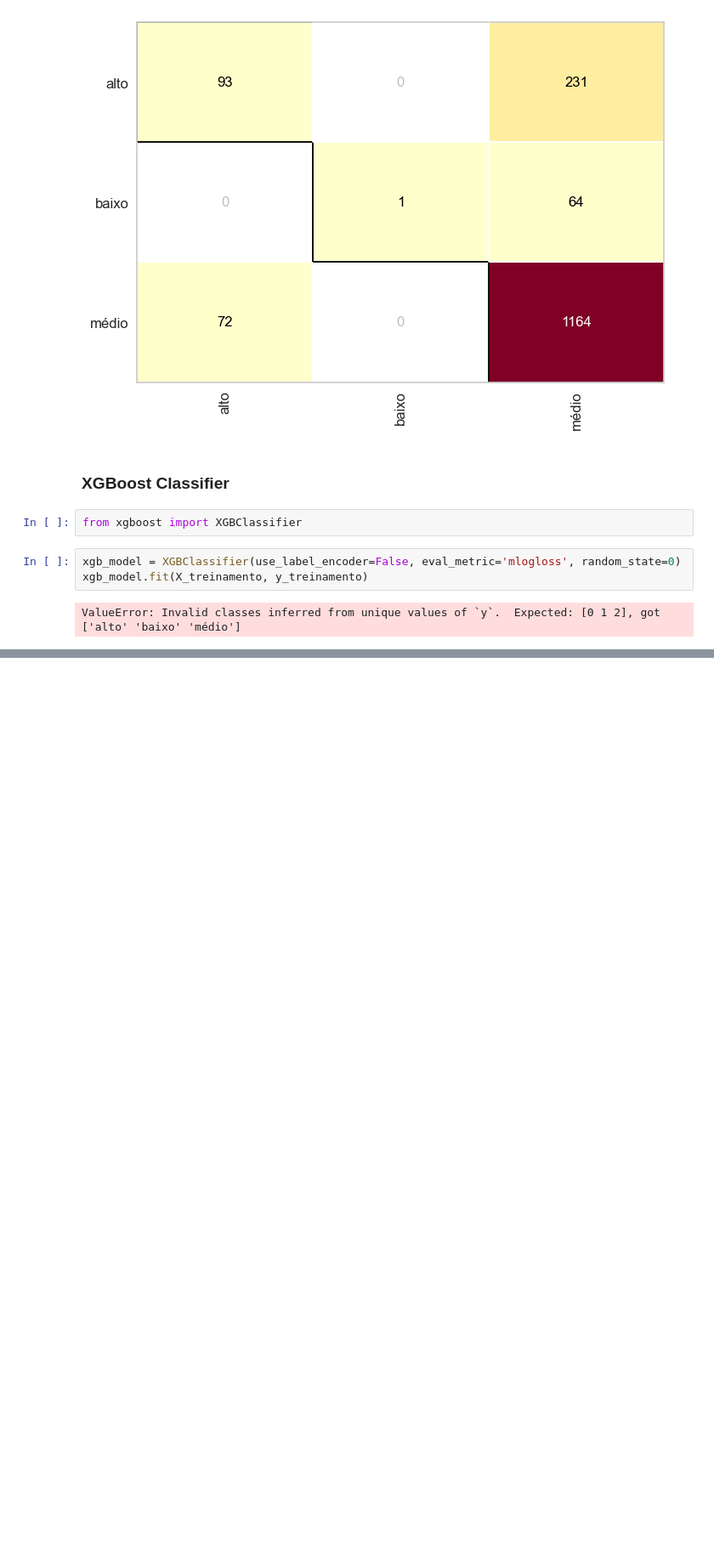
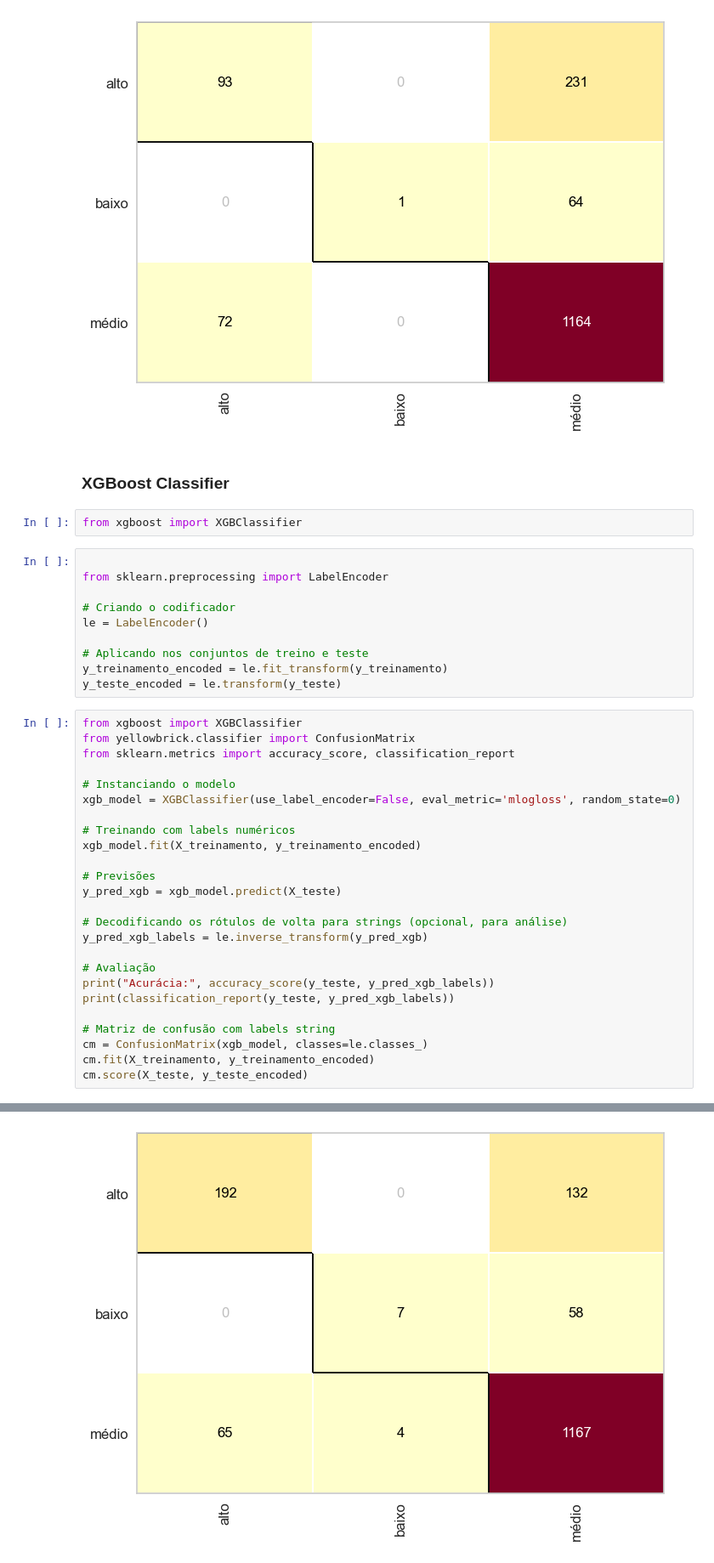
Before and after one commit to 022Vinicius/qualidade_vinho, a Jupyter notebook: qualidade_vinho.ipynb, the cells around one changed output, grey strips where cells are left out. Shown: that part at 85% size. Drawn from its saved outputs; the diff is of its cells as text; blank space fills up the shorter version.

```diff
--- a/qualidade_vinho.ipynb
+++ b/qualidade_vinho.ipynb
@@ -464,7 +464,38 @@ cm.score(X_teste, y_teste)
 # %%
 from xgboost import XGBClassifier
 # %%
-xgb_model = XGBClassifier(use_label_encoder=False, eval_metric='mlogloss', random_state=0)
-xgb_model.fit(X_treinamento, y_treinamento)
+
+from sklearn.preprocessing import LabelEncoder
+
+# Criando o codificador
+le = LabelEncoder()
+
+# Aplicando nos conjuntos de treino e teste
+y_treinamento_encoded = le.fit_transform(y_treinamento)
+y_teste_encoded = le.transform(y_teste)
-# %% [output]
-ValueError: Invalid classes inferred from unique values of `y`.  Expected: [0 1 2], got ['alto' 'baixo' 'médio']
+# %%
+from xgboost import XGBClassifier
+from yellowbrick.classifier import ConfusionMatrix
+from sklearn.metrics import accuracy_score, classification_report
+
+# Instanciando o modelo
+xgb_model = XGBClassifier(use_label_encoder=False, eval_metric='mlogloss', random_state=0)
+
+# Treinando com labels numéricos
+xgb_model.fit(X_treinamento, y_treinamento_encoded)
+
+# Previsões
+y_pred_xgb = xgb_model.predict(X_teste)
+
+# Decodificando os rótulos de volta para strings (opcional, para análise)
+y_pred_xgb_labels = le.inverse_transform(y_pred_xgb)
+
+# Avaliação
+print("Acurácia:", accuracy_score(y_teste, y_pred_xgb_labels))
+print(classification_report(y_teste, y_pred_xgb_labels))
+
+# Matriz de confusão com labels string
+cm = ConfusionMatrix(xgb_model, classes=le.classes_)
+cm.fit(X_treinamento, y_treinamento_encoded)
+cm.score(X_teste, y_teste_encoded)
+# %% [output]
@@ -470,0 +516 @@ ValueError: Invalid classes inferred from unique values of `y`.  Expected: [0 1
+[figure, added]
```
Also changed, not shown: parts of 4 cells of this notebook.
